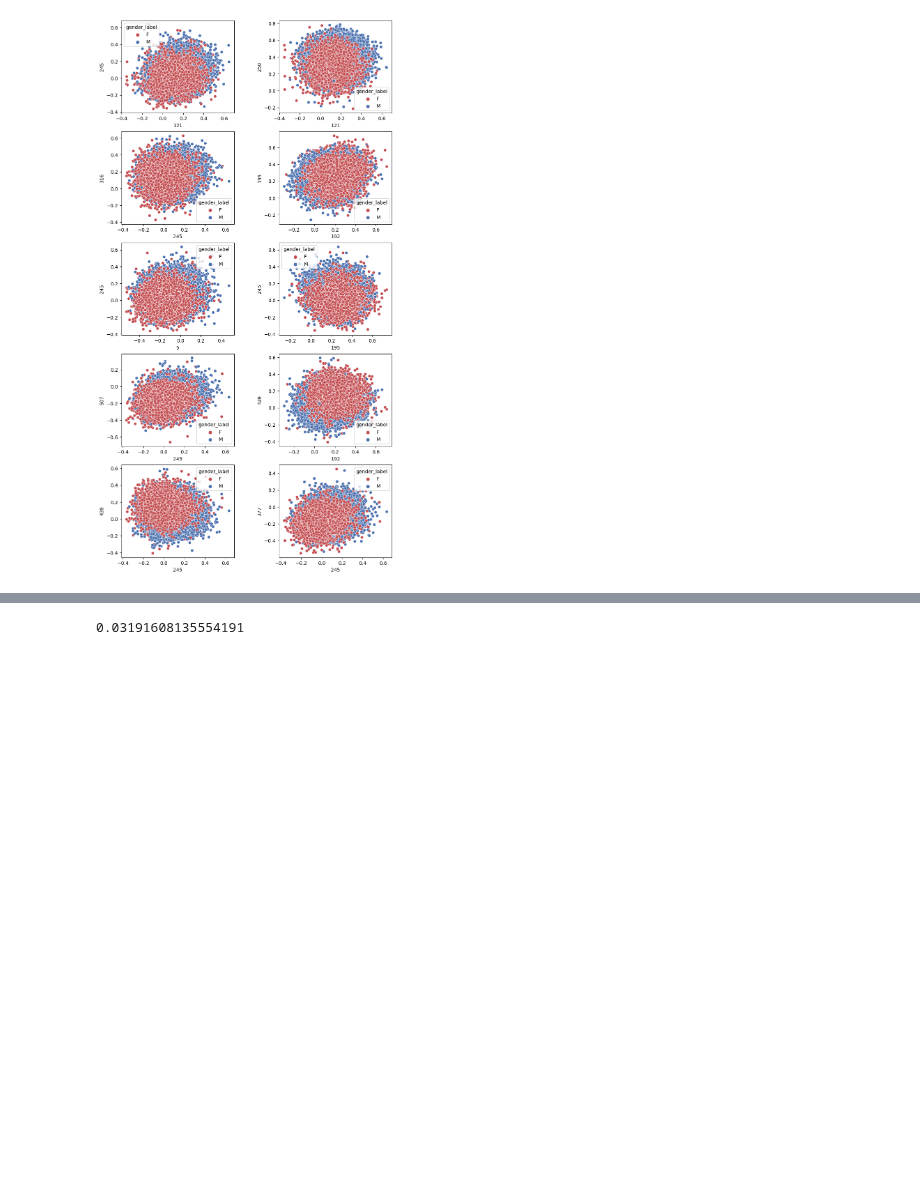
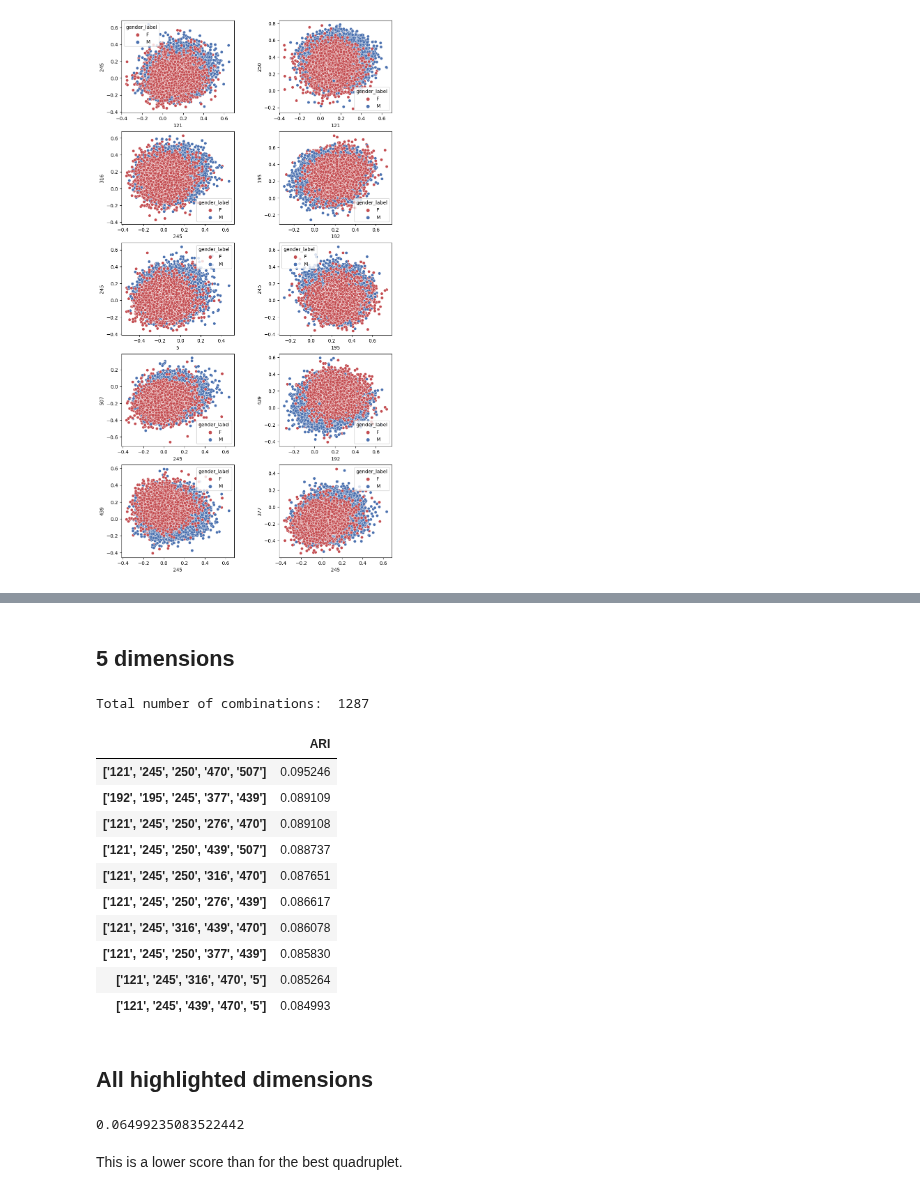
Before and after one commit to ClementineBleuze/WordEmbeddings, a Jupyter notebook: Notebooks_dim_clustering/gender_clustering.ipynb, the cells around one changed output, grey strips where cells are left out. Saved outputs shown, nothing was run; the diff lists cells and outputs as text; code cells hidden in the pictures; blank space fills up the shorter version.

```diff
--- a/Notebooks_dim_clustering/gender_clustering.ipynb
+++ b/Notebooks_dim_clustering/gender_clustering.ipynb
@@ -130,8 +225,46 @@ print(dim_top10_2, dim_top10_1)
+# %% [markdown]
+## 5 dimensions
+# %%
+quintuplets = [[i,j,k,l,m] for i in dims for j in dims for k in dims for l in dims for m in dims if i < j and j < k and k < l and l < m]
+print("Total number of combinations: ", len(quintuplets))
+
+df_clustering_5 = pd.DataFrame(columns = ["ARI"])
+ari = []
+
+for dim in quintuplets:
+
+    km = KMeans(n_clusters=2, random_state=42, n_init=10)
+    km.fit(all_na_we[dim])
+
+    # Compute the Adjusted Rand Index: the closer to 1, the better
+    ari.append(adjusted_rand_score(all_na_we["gender"], km.labels_))
+
+df_clustering_5["ARI"] = ari
+df_clustering_5.index = [str(dim_tuple) for dim_tuple in quintuplets]
+
+top10_5 = df_clustering_5.sort_values(by = "ARI", ascending = False)
+dim_top10_5 = list(top10_5.head(10).index)
+top10_5.head(10)
+# %% [output]
+Total number of combinations:  1287
+|  | ARI |
+| ['121', '245', '250', '470', '507'] | 0.095246 |
+| ['192', '195', '245', '377', '439'] | 0.089109 |
+| ['121', '245', '250', '276', '470'] | 0.089108 |
+| ['121', '245', '250', '439', '507'] | 0.088737 |
+| ['121', '245', '250', '316', '470'] | 0.087651 |
+| ['121', '245', '250', '276', '439'] | 0.086617 |
+| ['121', '245', '316', '439', '470'] | 0.086078 |
+| ['121', '245', '250', '377', '439'] | 0.085830 |
+| ['121', '245', '316', '470', '5'] | 0.085264 |
+| ['121', '245', '439', '470', '5'] | 0.084993 |
+# %% [markdown]
+## All highlighted dimensions
 # %%
-dim_list = ["121", "245", "250", "316", "192", "195", "5", "507", "439", "377", "276", "133"]
-
 km = KMeans(n_clusters=2, random_state=42, n_init=10)
-km.fit(all_na_we[dim_list])
+km.fit(all_na_we[dims])
 print(adjusted_rand_score(all_na_we["gender"], km.labels_))
 # %% [output]
-0.03191608135554191
+0.06499235083522442
+# %% [markdown]
+This is a lower score than for the best quadruplet.
```
Also changed, not shown: parts of 10 cells of this notebook.
